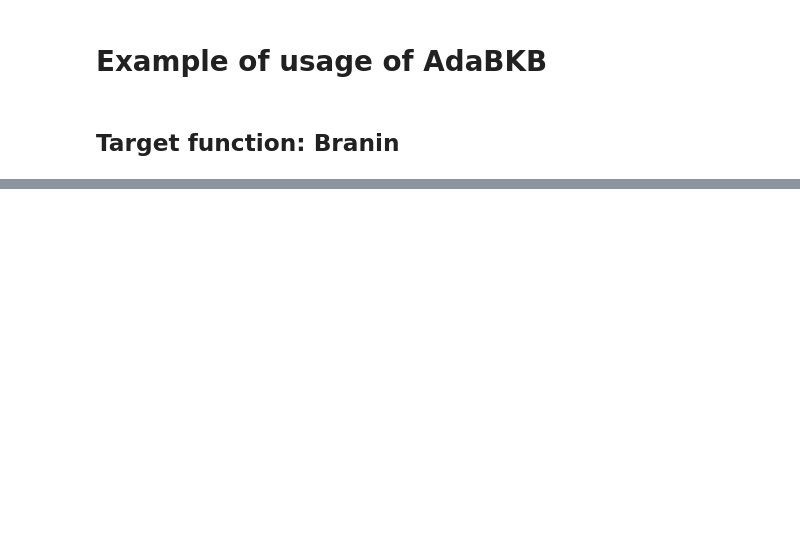
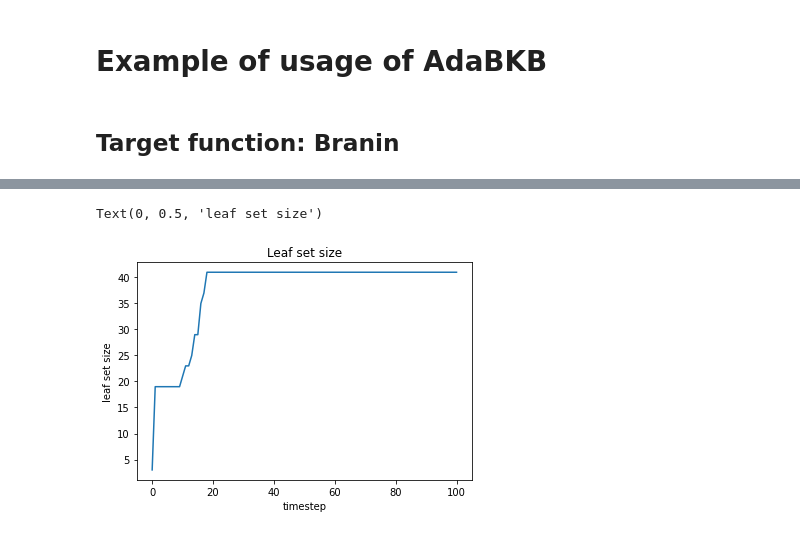
Before and after one commit to Akatsuki96/adabkb, a Jupyter notebook: notebooks/AdaBKB_example.ipynb, the cells around one changed output, grey strips where cells are left out. Drawn from its saved outputs; the diff is of its cells as text; code cells hidden in the pictures; blank space fills up the shorter version.

```diff
--- a/notebooks/AdaBKB_example.ipynb
+++ b/notebooks/AdaBKB_example.ipynb
@@ -100,0 +117,10 @@ size = [10, 50, 100, 200]
+# %%
+plt.close(fig)
+fig,ax = plt.subplots()
+ax.set_title("Leaf set size")
+ax.plot(range(len(lfset_size)), lfset_size, '-', label="adabkb")
+ax.set_xlabel("timestep")
+ax.set_ylabel("leaf set size")
+# %% [output]
+Text(0, 0.5, 'leaf set size')
+[figure, added]
```
Also changed, not shown: parts of 5 cells of this notebook, 6 other files.
